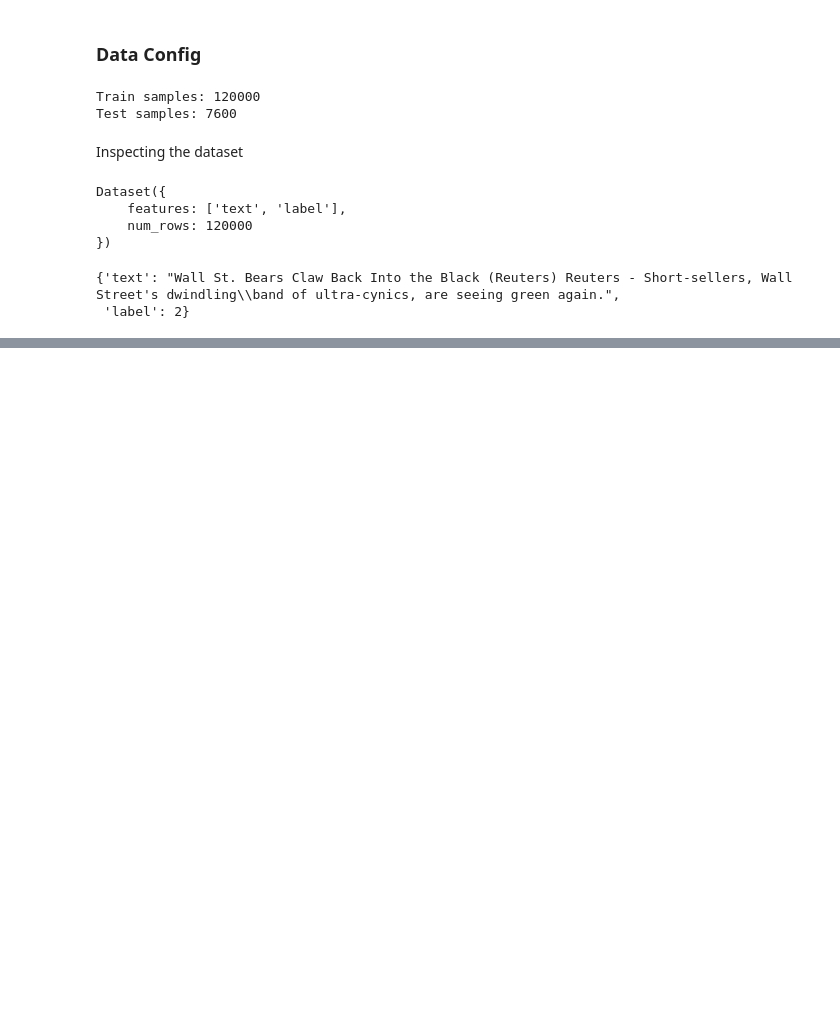
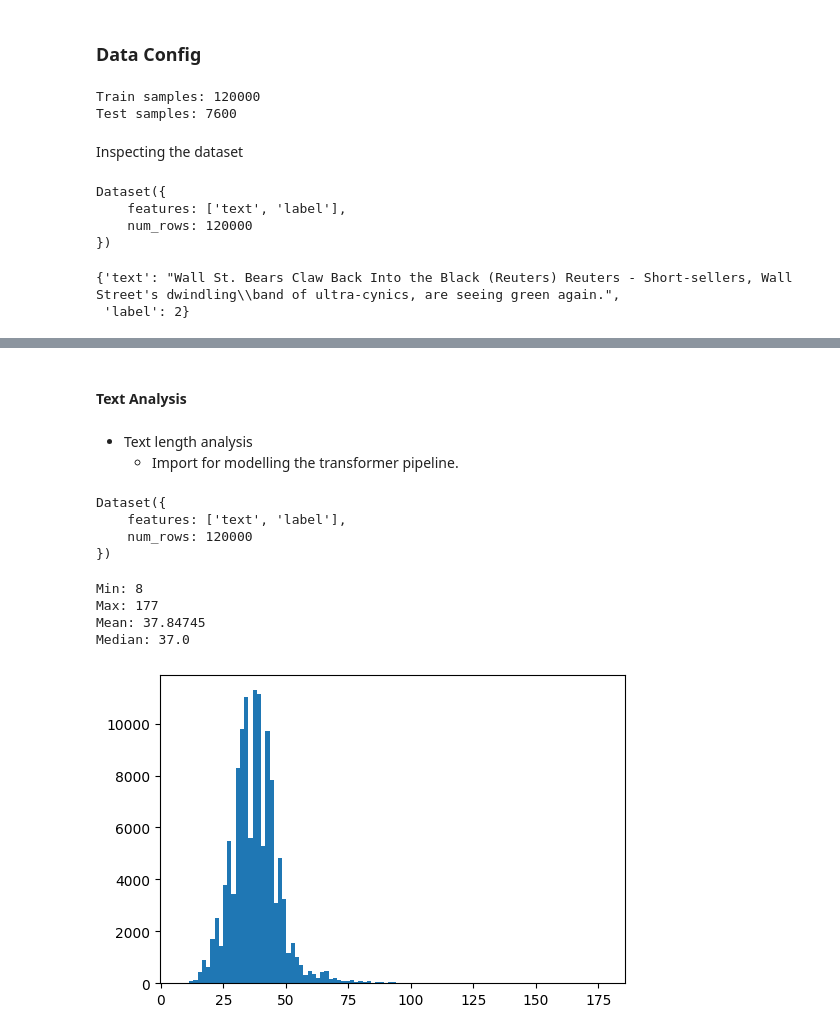
Before and after one commit to anony43ctrl/XDocIntent, a Jupyter notebook: notebooks/data_exploration.ipynb, the cells around one changed output, grey strips where cells are left out. Saved outputs shown, nothing was run; the diff lists cells and outputs as text; code cells hidden in the pictures; blank space fills up the shorter version.

```diff
--- a/notebooks/data_exploration.ipynb
+++ b/notebooks/data_exploration.ipynb
@@ -63,0 +107,40 @@ Text:  Wall St. Bears Claw Back Into the Black (Reuters) Reuters - Short-sellers
+# %% [markdown]
+#### Text Analysis
+# %% [markdown]
+* Text length analysis
+  * Import for modelling the transformer pipeline.
+# %%
+train_data
+# %% [output]
+Dataset({
+    features: ['text', 'label'],
+    num_rows: 120000
+})
+# %%
+# Tokenizer
+
+# To get the length of each text sample from the dataset
+def tokenize(text):
+    # lower case and split the text into words
+    return text.lower().split()
+
+# Iterate the dataset and get each sample length
+lengths = [len(tokenize(item["text"])) for item in train_data]
+# %%
+print("Min:", min(lengths))
+print("Max:", max(lengths))
+print("Mean:", np.mean(lengths))
+print("Median:", np.median(lengths))
+# %% [output]
+Min: 8
+Max: 177
+Mean: 37.84745
+Median: 37.0
+# %%
+# plot
+plt.figure(figsize=(6, 4))
+plt.hist(lengths, bins=100)
+plt.show()
+# Plot the histogram
+# %% [output]
+[figure, added]
```
Also changed, not shown: parts of 8 cells of this notebook.
